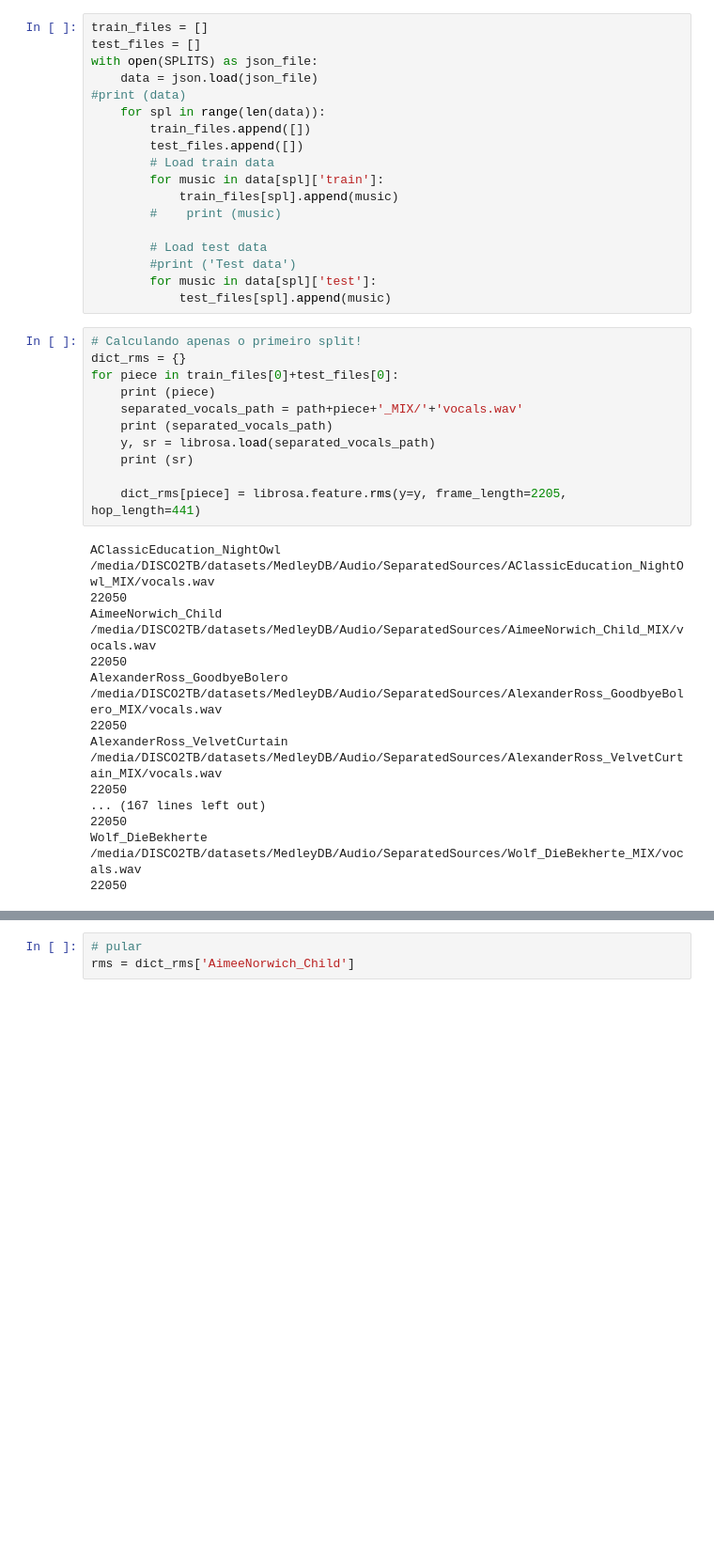
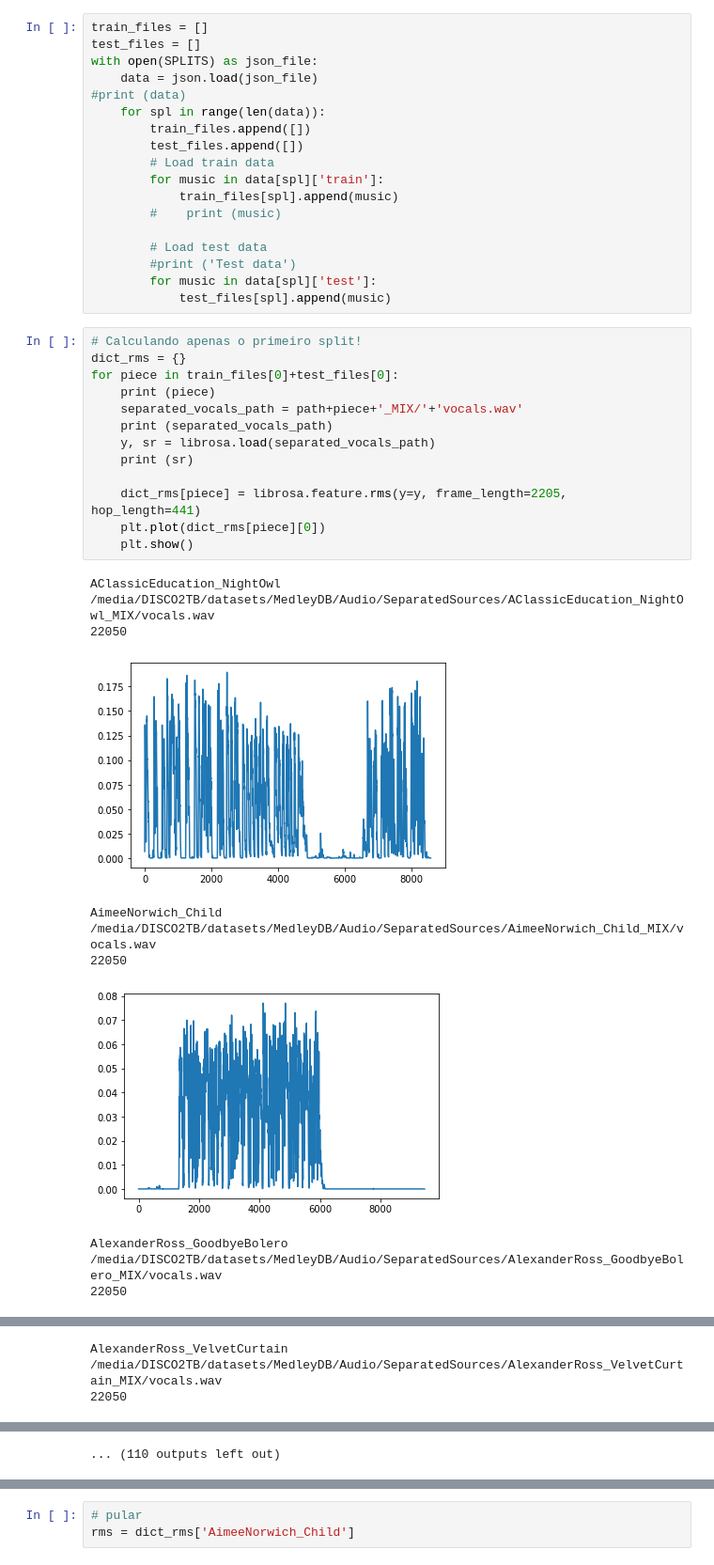
Before and after one commit to shayenne/vocaldetection, a Jupyter notebook: scripts/Threshold Spleeter.ipynb, the cells around one changed output, grey strips where cells are left out. Shown at 94% size. Drawn from its saved outputs; the diff is of its cells as text; blank space fills up the shorter version.

```diff
--- a/scripts/Threshold Spleeter.ipynb
+++ b/scripts/Threshold Spleeter.ipynb
@@ -34,29 +34,25 @@ with open(SPLITS) as json_file:
 # %%
 # Calculando apenas o primeiro split!
 dict_rms = {}
 for piece in train_files[0]+test_files[0]:
     print (piece)
     separated_vocals_path = path+piece+'_MIX/'+'vocals.wav'
     print (separated_vocals_path)
     y, sr = librosa.load(separated_vocals_path)
     print (sr)
 
     dict_rms[piece] = librosa.feature.rms(y=y, frame_length=2205, hop_length=441)
+    plt.plot(dict_rms[piece][0])
+    plt.show()
 # %% [output]
 AClassicEducation_NightOwl
 /media/DISCO2TB/datasets/MedleyDB/Audio/SeparatedSources/AClassicEducation_NightOwl_MIX/vocals.wav
 22050
-AimeeNorwich_Child
-/media/DISCO2TB/datasets/MedleyDB/Audio/SeparatedSources/AimeeNorwich_Child_MIX/vocals.wav
-22050
-AlexanderRoss_GoodbyeBolero
-/media/DISCO2TB/datasets/MedleyDB/Audio/SeparatedSources/AlexanderRoss_GoodbyeBolero_MIX/vocals.wav
-22050
-AlexanderRoss_VelvetCurtain
-/media/DISCO2TB/datasets/MedleyDB/Audio/SeparatedSources/AlexanderRoss_VelvetCurtain_MIX/vocals.wav
-22050
-... (167 lines left out)
-22050
-Wolf_DieBekherte
-/media/DISCO2TB/datasets/MedleyDB/Audio/SeparatedSources/Wolf_DieBekherte_MIX/vocals.wav
-22050
+[figure, added]
+AimeeNorwich_Child
+/media/DISCO2TB/datasets/MedleyDB/Audio/SeparatedSources/AimeeNorwich_Child_MIX/vocals.wav
+22050
+[figure, added]
+AlexanderRoss_GoodbyeBolero
+/media/DISCO2TB/datasets/MedleyDB/Audio/SeparatedSources/AlexanderRoss_GoodbyeBolero_MIX/vocals.wav
+22050
@@ -62,0 +60,3 @@ Wolf_DieBekherte
+AlexanderRoss_VelvetCurtain
+/media/DISCO2TB/datasets/MedleyDB/Audio/SeparatedSources/AlexanderRoss_VelvetCurtain_MIX/vocals.wav
+22050
@@ -62,0 +72 @@ Wolf_DieBekherte
+... (110 outputs left out)
```
Also changed, not shown: parts of 25 cells of this notebook, 1 other file.
